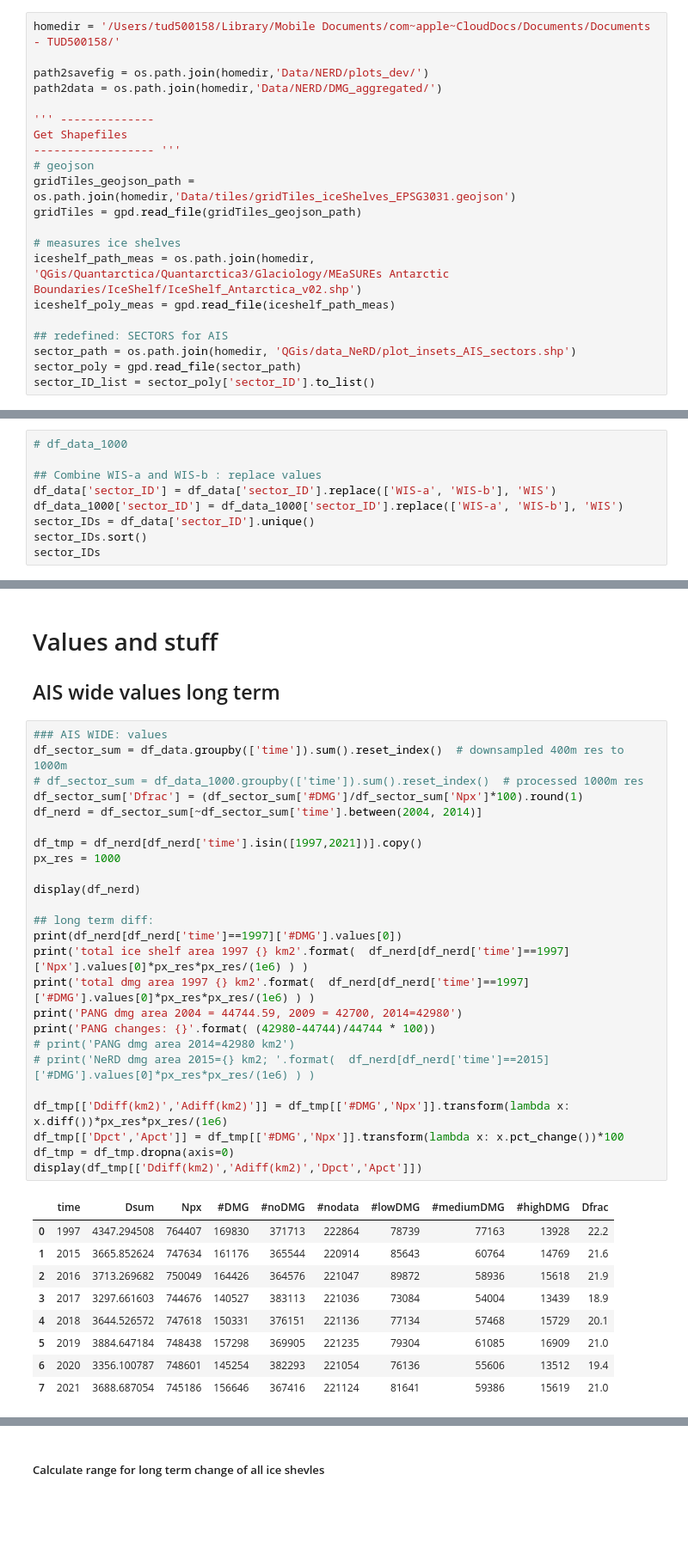
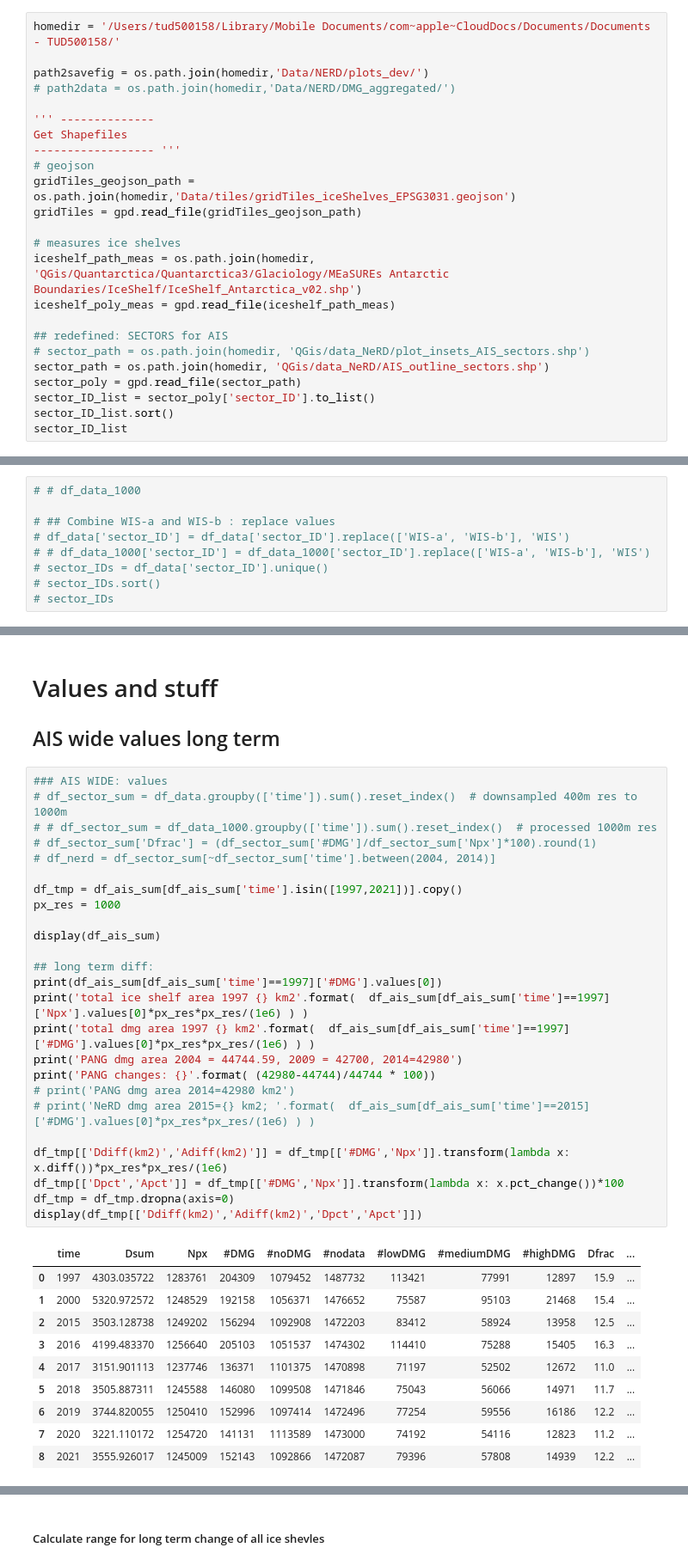
Before and after one commit to mizeboud/antarctic-damage-change, a Jupyter notebook: notebooks/plot_aggregate_dmg_iceshelves_timeseries.ipynb, the cells around one changed output, grey strips where cells are left out. Shown at 86% size. Cells and saved outputs as stored; diff of their text form; blank space fills up the shorter version.

```diff
--- a/notebooks/plot_aggregate_dmg_iceshelves_timeseries.ipynb
+++ b/notebooks/plot_aggregate_dmg_iceshelves_timeseries.ipynb
@@ -22,7 +22,7 @@ import nbFunctions as myf
 homedir = '/Users/tud500158/Library/Mobile Documents/com~apple~CloudDocs/Documents/Documents - TUD500158/'
 
 path2savefig = os.path.join(homedir,'Data/NERD/plots_dev/')
-path2data = os.path.join(homedir,'Data/NERD/DMG_aggregated/')
+# path2data = os.path.join(homedir,'Data/NERD/DMG_aggregated/')
 
 ''' --------------
 Get Shapefiles
@@ -36,6 +36,9 @@ iceshelf_path_meas = os.path.join(homedir, 'QGis/Quantarctica/Quantarctica3/Glac
 iceshelf_poly_meas = gpd.read_file(iceshelf_path_meas)
 
 ## redefined: SECTORS for AIS
-sector_path = os.path.join(homedir, 'QGis/data_NeRD/plot_insets_AIS_sectors.shp')
+# sector_path = os.path.join(homedir, 'QGis/data_NeRD/plot_insets_AIS_sectors.shp')
+sector_path = os.path.join(homedir, 'QGis/data_NeRD/AIS_outline_sectors.shp')
 sector_poly = gpd.read_file(sector_path)
 sector_ID_list = sector_poly['sector_ID'].to_list()
+sector_ID_list.sort()
+sector_ID_list
@@ -322,9 +378,9 @@ Loading 1000m 2021
 # %%
-# df_data_1000
+# # df_data_1000
 
-## Combine WIS-a and WIS-b : replace values
-df_data['sector_ID'] = df_data['sector_ID'].replace(['WIS-a', 'WIS-b'], 'WIS')
-df_data_1000['sector_ID'] = df_data_1000['sector_ID'].replace(['WIS-a', 'WIS-b'], 'WIS')
-sector_IDs = df_data['sector_ID'].unique()
-sector_IDs.sort()
-sector_IDs
+# ## Combine WIS-a and WIS-b : replace values
+# df_data['sector_ID'] = df_data['sector_ID'].replace(['WIS-a', 'WIS-b'], 'WIS')
+# # df_data_1000['sector_ID'] = df_data_1000['sector_ID'].replace(['WIS-a', 'WIS-b'], 'WIS')
+# sector_IDs = df_data['sector_ID'].unique()
+# sector_IDs.sort()
+# sector_IDs
@@ -812,36 +1454,37 @@ if saveTrue:
 ## AIS wide values long term
 # %%
 ### AIS WIDE: values
-df_sector_sum = df_data.groupby(['time']).sum().reset_index()  # downsampled 400m res to 1000m
-# df_sector_sum = df_data_1000.groupby(['time']).sum().reset_index()  # processed 1000m res
-df_sector_sum['Dfrac'] = (df_sector_sum['#DMG']/df_sector_sum['Npx']*100).round(1)
-df_nerd = df_sector_sum[~df_sector_sum['time'].between(2004, 2014)]
+# df_sector_sum = df_data.groupby(['time']).sum().reset_index()  # downsampled 400m res to 1000m
+# # df_sector_sum = df_data_1000.groupby(['time']).sum().reset_index()  # processed 1000m res
+# df_sector_sum['Dfrac'] = (df_sector_sum['#DMG']/df_sector_sum['Npx']*100).round(1)
+# df_nerd = df_sector_sum[~df_sector_sum['time'].between(2004, 2014)]
 
-df_tmp = df_nerd[df_nerd['time'].isin([1997,2021])].copy()
+df_tmp = df_ais_sum[df_ais_sum['time'].isin([1997,2021])].copy()
 px_res = 1000
 
-display(df_nerd)
+display(df_ais_sum)
 
 ## long term diff:
-print(df_nerd[df_nerd['time']==1997]['#DMG'].values[0])
-print('total ice shelf area 1997 {} km2'.format(  df_nerd[df_nerd['time']==1997]['Npx'].values[0]*px_res*px_res/(1e6) ) )
-print('total dmg area 1997 {} km2'.format(  df_nerd[df_nerd['time']==1997]['#DMG'].values[0]*px_res*px_res/(1e6) ) )
+print(df_ais_sum[df_ais_sum['time']==1997]['#DMG'].values[0])
+print('total ice shelf area 1997 {} km2'.format(  df_ais_sum[df_ais_sum['time']==1997]['Npx'].values[0]*px_res*px_res/(1e6) ) )
+print('total dmg area 1997 {} km2'.format(  df_ais_sum[df_ais_sum['time']==1997]['#DMG'].values[0]*px_res*px_res/(1e6) ) )
 print('PANG dmg area 2004 = 44744.59, 2009 = 42700, 2014=42980')
 print('PANG changes: {}'.format( (42980-44744)/44744 * 100))
 # print('PANG dmg area 2014=42980 km2')
-# print('NeRD dmg area 2015={} km2; '.format(  df_nerd[df_nerd['time']==2015]['#DMG'].values[0]*px_res*px_res/(1e6) ) )
+# print('NeRD dmg area 2015={} km2; '.format(  df_ais_sum[df_ais_sum['time']==2015]['#DMG'].values[0]*px_res*px_res/(1e6) ) )
 
 df_tmp[['Ddiff(km2)','Adiff(km2)']] = df_tmp[['#DMG','Npx']].transform(lambda x: x.diff())*px_res*px_res/(1e6)
 df_tmp[['Dpct','Apct']] = df_tmp[['#DMG','Npx']].transform(lambda x: x.pct_change())*100
 df_tmp = df_tmp.dropna(axis=0)
 display(df_tmp[['Ddiff(km2)','Adiff(km2)','Dpct','Apct']])
 # %% [output]
-|  | time | Dsum | Npx | #DMG | #noDMG | #nodata | #lowDMG | #mediumDMG | #highDMG | Dfrac |
-| 0 | 1997 | 4347.294508 | 764407 | 169830 | 371713 | 222864 | 78739 | 77163 | 13928 | 22.2 |
-| 1 | 2015 | 3665.852624 | 747634 | 161176 | 365544 | 220914 | 85643 | 60764 | 14769 | 21.6 |
-| 2 | 2016 | 3713.269682 | 750049 | 164426 | 364576 | 221047 | 89872 | 58936 | 15618 | 21.9 |
-| 3 | 2017 | 3297.661603 | 744676 | 140527 | 383113 | 221036 | 73084 | 54004 | 13439 | 18.9 |
-| 4 | 2018 | 3644.526572 | 747618 | 150331 | 376151 | 221136 | 77134 | 57468 | 15729 | 20.1 |
-| 5 | 2019 | 3884.647184 | 748438 | 157298 | 369905 | 221235 | 79304 | 61085 | 16909 | 21.0 |
-| 6 | 2020 | 3356.100787 | 748601 | 145254 | 382293 | 221054 | 76136 | 55606 | 13512 | 19.4 |
-| 7 | 2021 | 3688.687054 | 745186 | 156646 | 367416 | 221124 | 81641 | 59386 | 15619 | 21.0 |
+|  | time | Dsum | Npx | #DMG | #noDMG | #nodata | #lowDMG | #mediumDMG | #highDMG | Dfrac | ... |
+| 0 | 1997 | 4303.035722 | 1283761 | 204309 | 1079452 | 1487732 | 113421 | 77991 | 12897 | 15.9 | ... |
+| 1 | 2000 | 5320.972572 | 1248529 | 192158 | 1056371 | 1476652 | 75587 | 95103 | 21468 | 15.4 | ... |
+| 2 | 2015 | 3503.128738 | 1249202 | 156294 | 1092908 | 1472203 | 83412 | 58924 | 13958 | 12.5 | ... |
+| 3 | 2016 | 4199.483370 | 1256640 | 205103 | 1051537 | 1474302 | 114410 | 75288 | 15405 | 16.3 | ... |
+| 4 | 2017 | 3151.901113 | 1237746 | 136371 | 1101375 | 1470898 | 71197 | 52502 | 12672 | 11.0 | ... |
+| 5 | 2018 | 3505.887311 | 1245588 | 146080 | 1099508 | 1471846 | 75043 | 56066 | 14971 | 11.7 | ... |
+| 6 | 2019 | 3744.820055 | 1250410 | 152996 | 1097414 | 1472496 | 77254 | 59556 | 16186 | 12.2 | ... |
+| 7 | 2020 | 3221.110172 | 1254720 | 141131 | 1113589 | 1473000 | 74192 | 54116 | 12823 | 11.2 | ... |
+| 8 | 2021 | 3555.926017 | 1245009 | 152143 | 1092866 | 1472087 | 79396 | 57808 | 14939 | 12.2 | ... |
```
Also changed, not shown: parts of 43 cells of this notebook.
